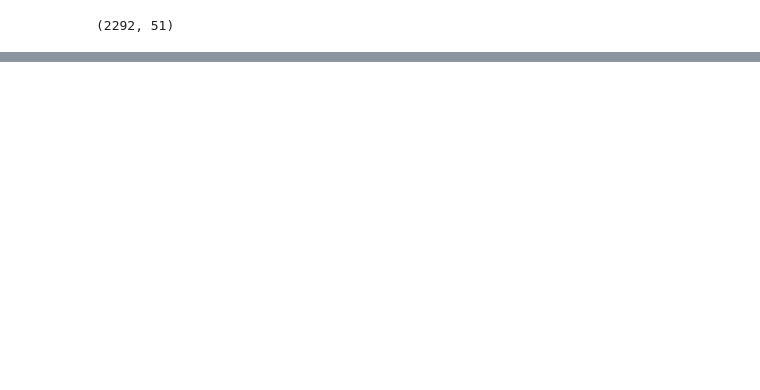
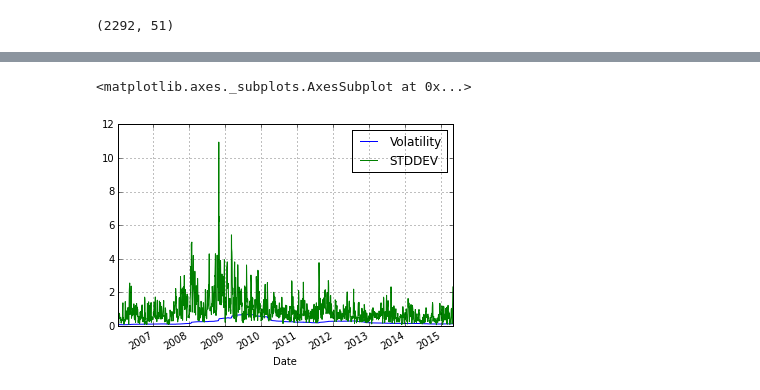
Before and after one commit to twistedogic/ipy, a Jupyter notebook: python/test.ipynb, the cells around one changed output, grey strips where cells are left out. Drawn from its saved outputs; the diff is of its cells as text; code cells hidden in the pictures; blank space fills up the shorter version.

```diff
--- a/python/test.ipynb
+++ b/python/test.ipynb
@@ -71,0 +79,5 @@ plt.plot(np.abs(ff))
+# %%
+data[['Volatility','STDDEV']].plot()
+# %% [output]
+<matplotlib.axes._subplots.AxesSubplot at 0x...>
+[figure, added]
```
Also changed, not shown: parts of 5 cells of this notebook.
